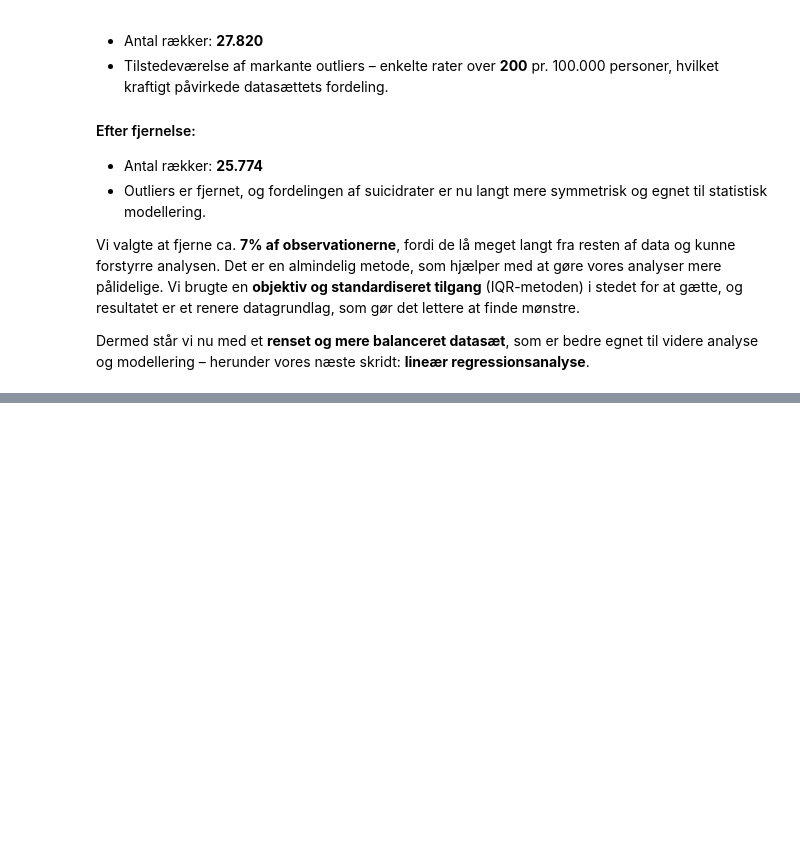
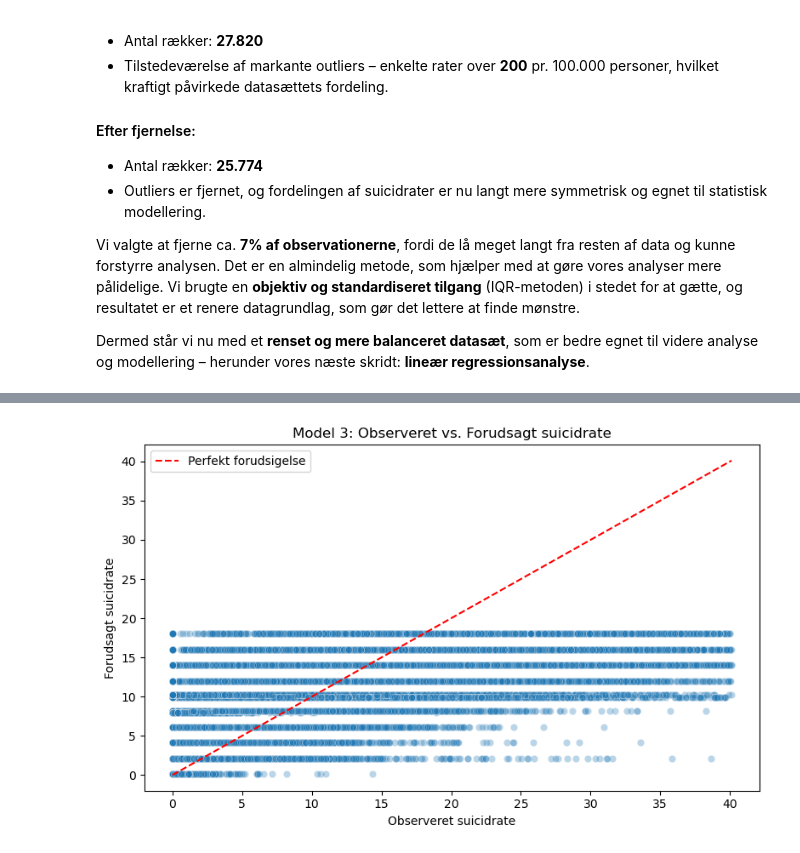
Before and after one commit to LukasRonberg/BIExam, a Jupyter notebook: suicide.ipynb, the cells around one changed output, grey strips where cells are left out. Saved outputs shown, nothing was run; the diff lists cells and outputs as text; code cells hidden in the pictures; blank space fills up the shorter version.

```diff
--- a/suicide.ipynb
+++ b/suicide.ipynb
@@ -591,0 +721,34 @@ model_summary.tables[1]  # Viser kun koefficient-tabellen
+# %%
+import pandas as pd
+from sklearn.linear_model import LinearRegression
+from sklearn.metrics import r2_score, mean_squared_error
+import matplotlib.pyplot as plt
+import seaborn as sns
+
+# Model 3: Både alder og køn
+X = df_no_outliers[['age_encoded', 'sex_numeric']]
+y = df_no_outliers['suicides/100k pop']
+
+# Træn modellen
+model = LinearRegression()
+model.fit(X, y)
+
+# Forudsigelser og metrikker
+y_pred = model.predict(X)
+r2 = r2_score(y, y_pred)
+mse = mean_squared_error(y, y_pred)
+coef_age, coef_sex = model.coef_
+intercept = model.intercept_
+
+# Visualisering: observeret vs. forudsagt
+plt.figure(figsize=(8, 5))
+sns.scatterplot(x=y, y=y_pred, alpha=0.3)
+plt.plot([y.min(), y.max()], [y.min(), y.max()], color='red', linestyle='--', label="Perfekt forudsigelse")
+plt.xlabel("Observeret suicidrate")
+plt.ylabel("Forudsagt suicidrate")
+plt.title("Model 3: Observeret vs. Forudsagt suicidrate")
+plt.legend()
+plt.tight_layout()
+plt.show()
+# %% [output]
+[figure, added]
```
Also changed, not shown: parts of 11 cells of this notebook.
